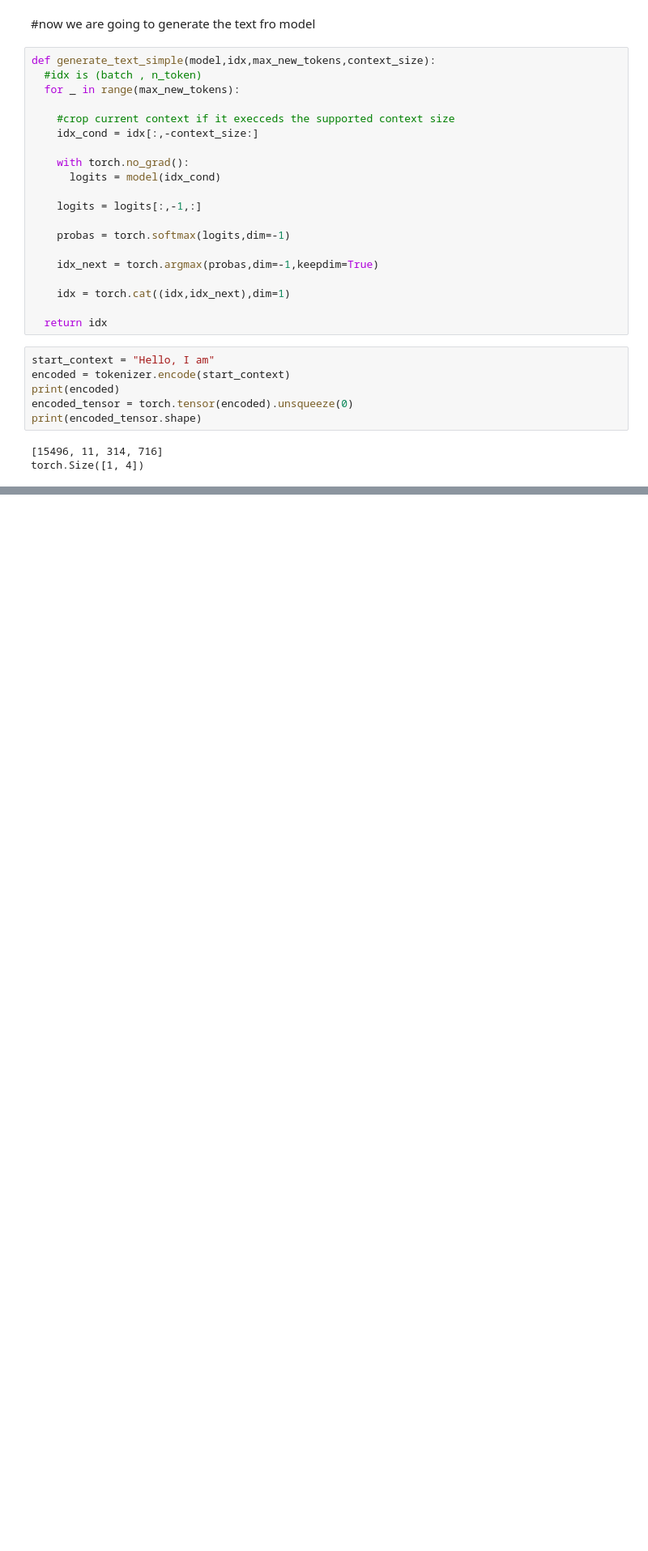
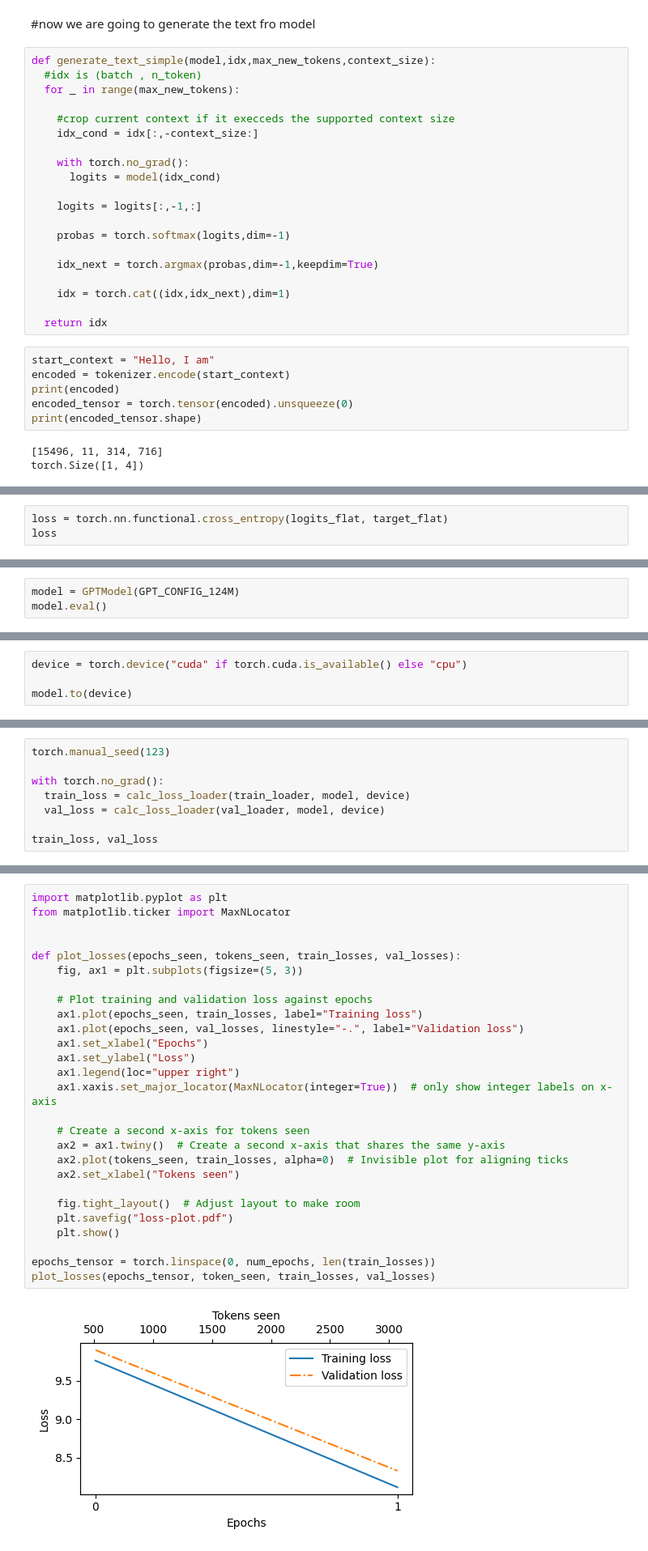
Before and after one commit to tanveer-builds/LLM_from_Scratch, a Jupyter notebook: GPT_Architecture.ipynb, the cells around one changed output, grey strips where cells are left out. Shown at 81% size. Saved outputs shown, nothing was run; the diff lists cells and outputs as text; blank space fills up the shorter version.

```diff
--- a/GPT_Architecture.ipynb
+++ b/GPT_Architecture.ipynb
@@ -1309,0 +1402,3 @@ Hello, I am Feature IT snowballProtect they stereotyp
+# %%
+loss = torch.nn.functional.cross_entropy(logits_flat, target_flat)
+loss
@@ -1309,0 +1555,3 @@ Hello, I am Feature IT snowballProtect they stereotyp
+# %%
+model = GPTModel(GPT_CONFIG_124M)
+model.eval()
@@ -1309,0 +1601,4 @@ Hello, I am Feature IT snowballProtect they stereotyp
+# %%
+device = torch.device("cuda" if torch.cuda.is_available() else "cpu")
+
+model.to(device)
@@ -1309,0 +1623,8 @@ Hello, I am Feature IT snowballProtect they stereotyp
+# %%
+torch.manual_seed(123)
+
+with torch.no_grad():
+  train_loss = calc_loss_loader(train_loader, model, device)
+  val_loss = calc_loss_loader(val_loader, model, device)
+
+train_loss, val_loss
@@ -1309,0 +1717,29 @@ Hello, I am Feature IT snowballProtect they stereotyp
+# %%
+import matplotlib.pyplot as plt
+from matplotlib.ticker import MaxNLocator
+
+
+def plot_losses(epochs_seen, tokens_seen, train_losses, val_losses):
+    fig, ax1 = plt.subplots(figsize=(5, 3))
+
+    # Plot training and validation loss against epochs
+    ax1.plot(epochs_seen, train_losses, label="Training loss")
+    ax1.plot(epochs_seen, val_losses, linestyle="-.", label="Validation loss")
+    ax1.set_xlabel("Epochs")
+    ax1.set_ylabel("Loss")
+    ax1.legend(loc="upper right")
+    ax1.xaxis.set_major_locator(MaxNLocator(integer=True))  # only show integer labels on x-axis
+
+    # Create a second x-axis for tokens seen
+    ax2 = ax1.twiny()  # Create a second x-axis that shares the same y-axis
+    ax2.plot(tokens_seen, train_losses, alpha=0)  # Invisible plot for aligning ticks
+    ax2.set_xlabel("Tokens seen")
+
+    fig.tight_layout()  # Adjust layout to make room
+    plt.savefig("loss-plot.pdf")
+    plt.show()
+
+epochs_tensor = torch.linspace(0, num_epochs, len(train_losses))
+plot_losses(epochs_tensor, token_seen, train_losses, val_losses)
+# %% [output]
+[figure, added]
```
Also changed, not shown: parts of 81 cells of this notebook.
